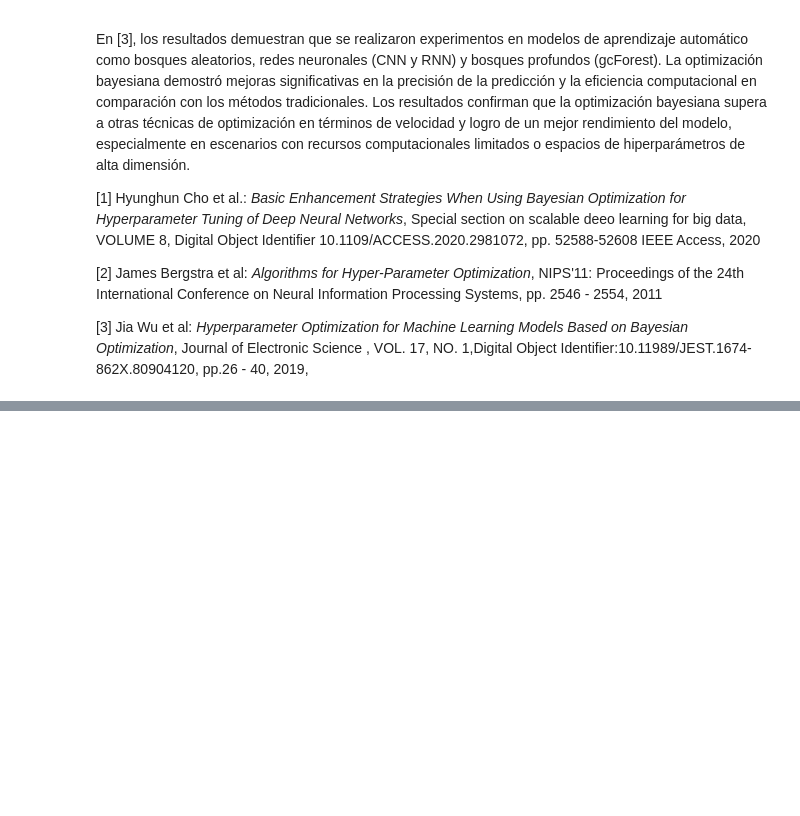
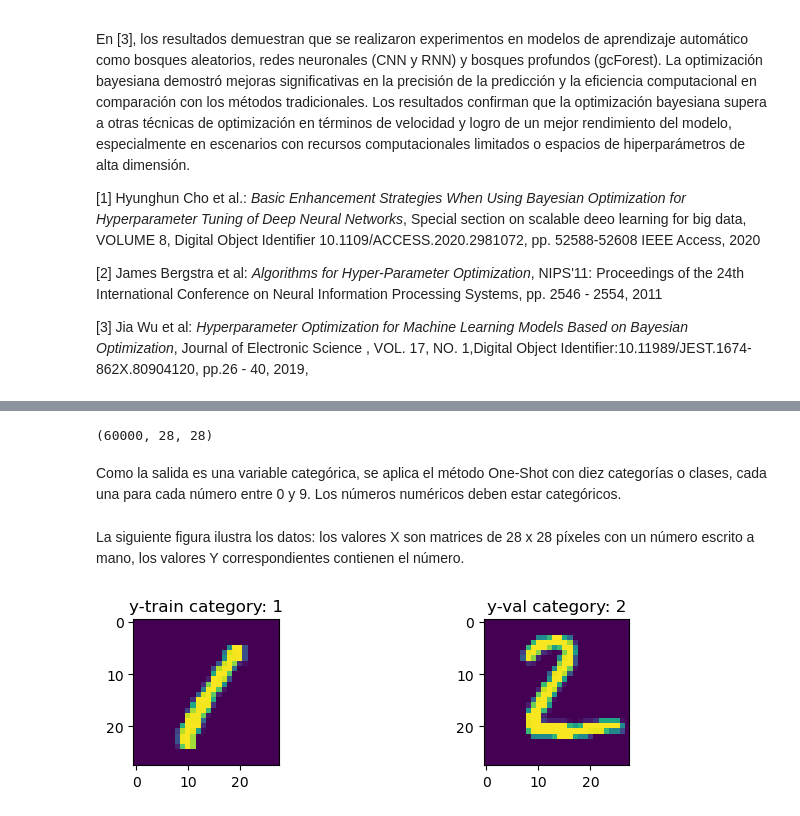
Before and after one commit to ThMRudolf/2024_Project_NumericalMethods, a Jupyter notebook: Optimizacion_Bayesiana_2024_rdf_es.ipynb, the cells around one changed output, grey strips where cells are left out. Drawn from its saved outputs; the diff is of its cells as text; code cells hidden in the pictures; blank space fills up the shorter version.

```diff
--- a/Optimizacion_Bayesiana_2024_rdf_es.ipynb
+++ b/Optimizacion_Bayesiana_2024_rdf_es.ipynb
@@ -17,0 +40,28 @@ En [3], los resultados demuestran que se realizaron experimentos en modelos de a
+# %%
+# Load MNIST dataset
+# Split into training and testing datasets
+(X_train, y_train), (X_val, y_val) = mnist.load_data()
+X_train = X_train.astype('float32') / 255
+X_val = X_val.astype('float32') / 255
+X_train.shape
+# %% [output]
+(60000, 28, 28)
+# %% [markdown]
+Como la salida es una variable categórica, se aplica el método One-Shot con diez categorías o clases, cada una para cada número entre 0 y 9. Los números numéricos deben estar categóricos.
+# %%
+y_train = tf.keras.utils.to_categorical(y_train, num_classes = 10)
+y_val = tf.keras.utils.to_categorical(y_val, num_classes = 10)
+# %% [markdown]
+La siguiente figura ilustra los datos: los valores X son matrices de 28 x 28 píxeles con un número escrito a mano, los valores Y correspondientes contienen el número.
+# %%
+import matplotlib.pyplot as plt
+m = X_train.shape
+plt.subplot(1,3,1)
+plt.imshow(X_train[3])
+plt.title("y-train category: " + str(y_train[3]))
+plt.subplot(1,3,3)
+plt.imshow(X_val[1])
+plt.title("y-val category: " + str(y_val[1]))
+plt.show()
+# %% [output]
+[figure, added]
```
Also changed, not shown: parts of 16 cells of this notebook, 1 other file.
